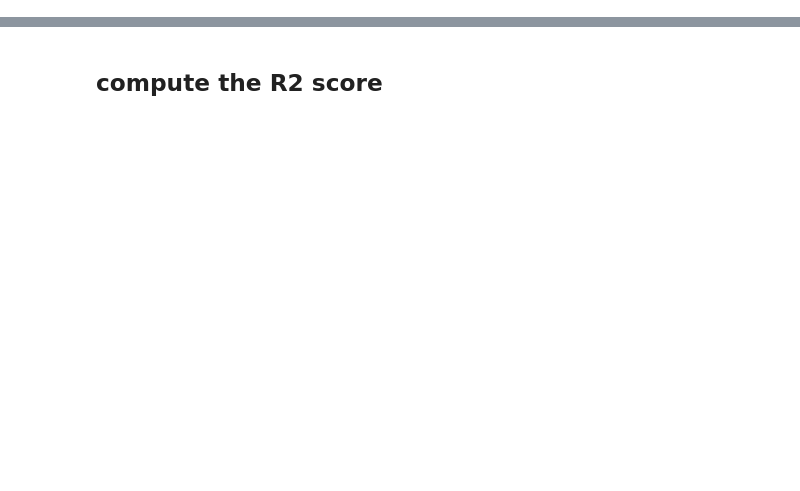
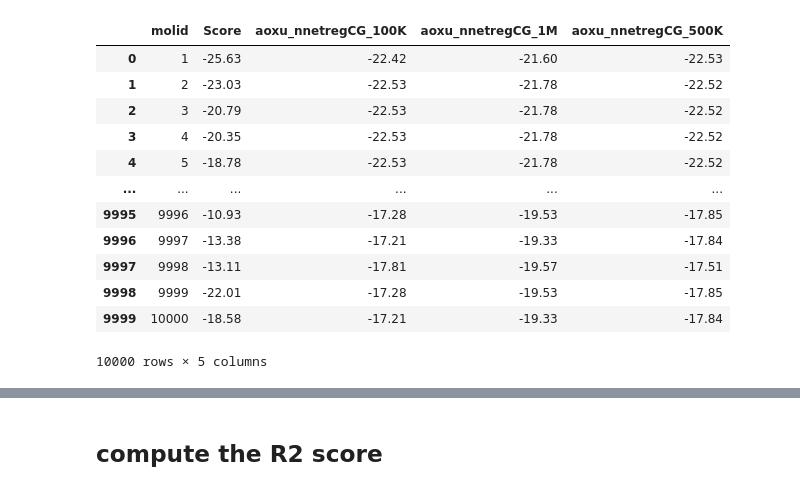
Before and after one commit to AaronXu9/DockingPrediction, a Jupyter notebook: data_processing/aggregate_pred.ipynb, the cells around one changed output, grey strips where cells are left out. Cells and saved outputs as stored; diff of their text form; code cells hidden in the pictures; blank space fills up the shorter version.

```diff
--- a/data_processing/aggregate_pred.ipynb
+++ b/data_processing/aggregate_pred.ipynb
@@ -7,28 +7,42 @@ import seaborn as sns
 # %%
 # Define the folder path
 folder_path = "../results"
 
 # Get the list of .csv files containing "aoxu" keyword
 file_list = [file for file in os.listdir(folder_path) if file.endswith(".csv") and "aoxu" in file]
-file_list = [file for file in os.listdir(folder_path) if file.endswith(".csv") and "test_1M_aoxu" in file]
+# file_list = [file for file in os.listdir(folder_path) if file.endswith(".csv") and "test_1M_aoxu" in file]
 # Initialize an empty DataFrame to store the data
 df_combined = pd.DataFrame()
 
 # Iterate over each file
 for file in file_list:
     # Load the .csv file
     file_path = os.path.join(folder_path, file)
     df = pd.read_csv(file_path)
 
     # Extract the required columns
     df_selected = df[['molid', 'Score', df.columns[-1]]]
     if 'molid' not in df_combined.columns:
         df_combined = df_selected
     else:
         # Merge the selected data with the combined DataFrame
         df_combined = pd.merge(df_combined, df_selected, on=['molid', 'Score'], how='outer')
 
 # Display the combined DataFrame
 df_combined
+# %% [output]
+|  | molid | Score | aoxu_nnetregCG_100K | aoxu_nnetregCG_1M | aoxu_nnetregCG_500K |
+| 0 | 1 | -25.63 | -22.42 | -21.60 | -22.53 |
+| 1 | 2 | -23.03 | -22.53 | -21.78 | -22.52 |
+| 2 | 3 | -20.79 | -22.53 | -21.78 | -22.52 |
+| 3 | 4 | -20.35 | -22.53 | -21.78 | -22.52 |
+| 4 | 5 | -18.78 | -22.53 | -21.78 | -22.52 |
+| ... | ... | ... | ... | ... | ... |
+| 9995 | 9996 | -10.93 | -17.28 | -19.53 | -17.85 |
+| 9996 | 9997 | -13.38 | -17.21 | -19.33 | -17.84 |
+| 9997 | 9998 | -13.11 | -17.81 | -19.57 | -17.51 |
+| 9998 | 9999 | -22.01 | -17.28 | -19.53 | -17.85 |
+| 9999 | 10000 | -18.58 | -17.21 | -19.33 | -17.84 |
+10000 rows × 5 columns
 # %%
 df_combined = pd.read_csv('../results/val_10K_results.csv')
```
Also changed, not shown: parts of 3 cells of this notebook, 6 other files.
